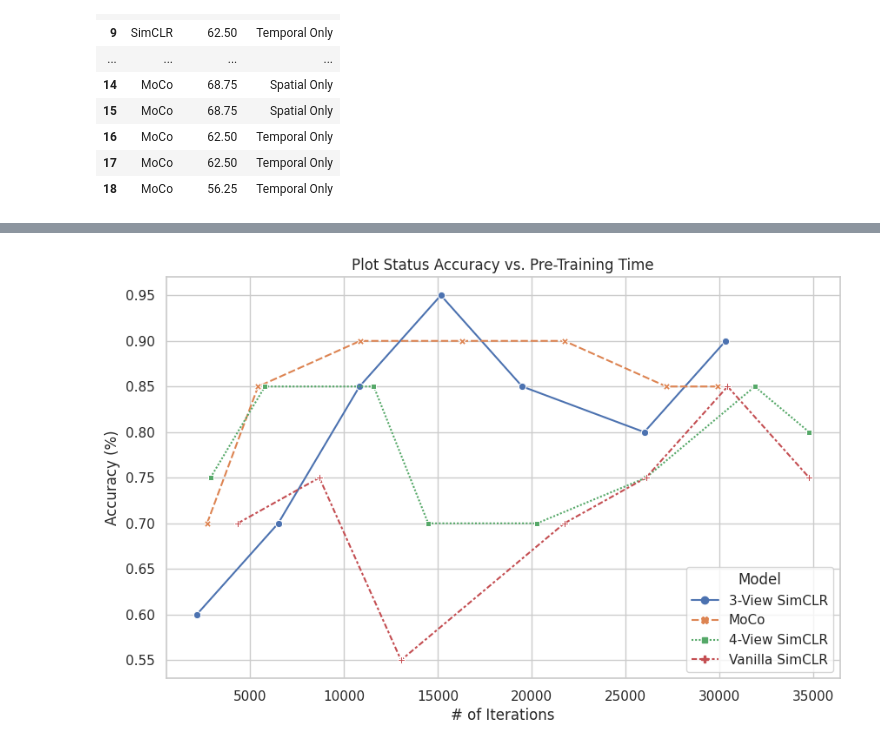
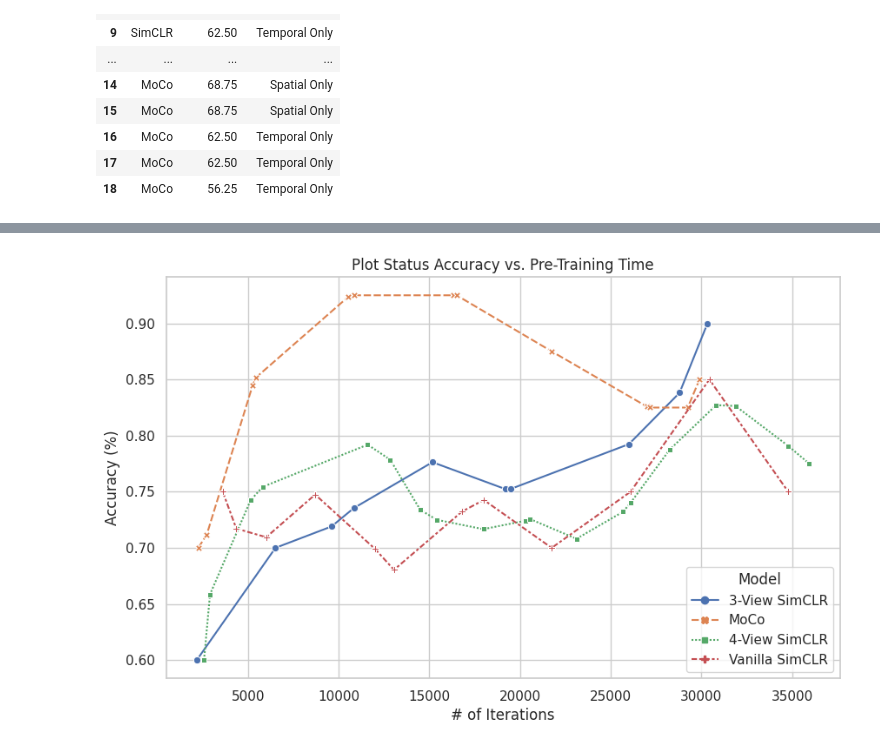
Before and after one commit to UGA-BSAIL/self-supervised-learning, a Jupyter notebook: notebooks/generate_figures.ipynb, the cells around one changed output, grey strips where cells are left out. Drawn from its saved outputs; the diff is of its cells as text; code cells hidden in the pictures.

```diff
--- a/notebooks/generate_figures.ipynb
+++ b/notebooks/generate_figures.ipynb
@@ -427,0 +576,34 @@ training_time_data
+# %%
+from scipy.interpolate import interp1d
+import pandas as pd
+
+# Use interpolation to handle the fact that different runs save different checkpoints.
+by_runs = training_time_data.groupby(["Model", "Run"])
+interpolators = {}
+
+for model, run in by_runs.groups:
+    group_data = by_runs.get_group((model, run))
+    interpolator = interp1d(group_data["Iterations"], group_data["Accuracy"])
+    interpolators.setdefault(model, []).append(interpolator)
+
+def interpolate_accuracy(row):
+    model = row["Model"]
+    steps = row["Iterations"]
+
+    output_data = {"Model": [], "Iterations": [], "Accuracy": []}
+    for interpolator in interpolators[model]:
+        try:
+            interpolated_acc = interpolator(steps)
+        except ValueError:
+            # This would require extrapolation. Ignore it.
+            continue
+        output_data["Model"].append(model)
+        output_data["Iterations"].append(steps)
+        output_data["Accuracy"].append(float(interpolated_acc))
+
+    return pd.DataFrame(output_data)
+
+interpolated = []
+for _, row in training_time_data.iterrows():
+    interpolated.append(interpolate_accuracy(row))
+training_time_interp = pd.concat(interpolated, ignore_index=True)
@@ -428,18 +627,18 @@ training_time_data
 # %%
 import seaborn as sns
 import matplotlib.pyplot as plt
 
 # Set seaborn style
 sns.set(style="whitegrid")
 
 # Create the line plot
 plt.figure(figsize=(10, 6))
-sns.lineplot(data=training_time_data, x='Iterations', y='Accuracy', hue='Model', style='Model', markers=True)
+sns.lineplot(data=training_time_interp, x='Iterations', y='Accuracy', hue='Model', style='Model', markers=True, estimator="mean", ci=None)
 plt.title('Plot Status Accuracy vs. Pre-Training Time')
 plt.xlabel('# of Iterations')
 plt.ylabel('Accuracy (%)')
 plt.legend(title='Model')
 plt.show()
 # %% [output]
 [interactive output not drawn]
-[figure, old version]
+[figure, new version]
```
Also changed, not shown: parts of 29 cells of this notebook, 4 other files.
